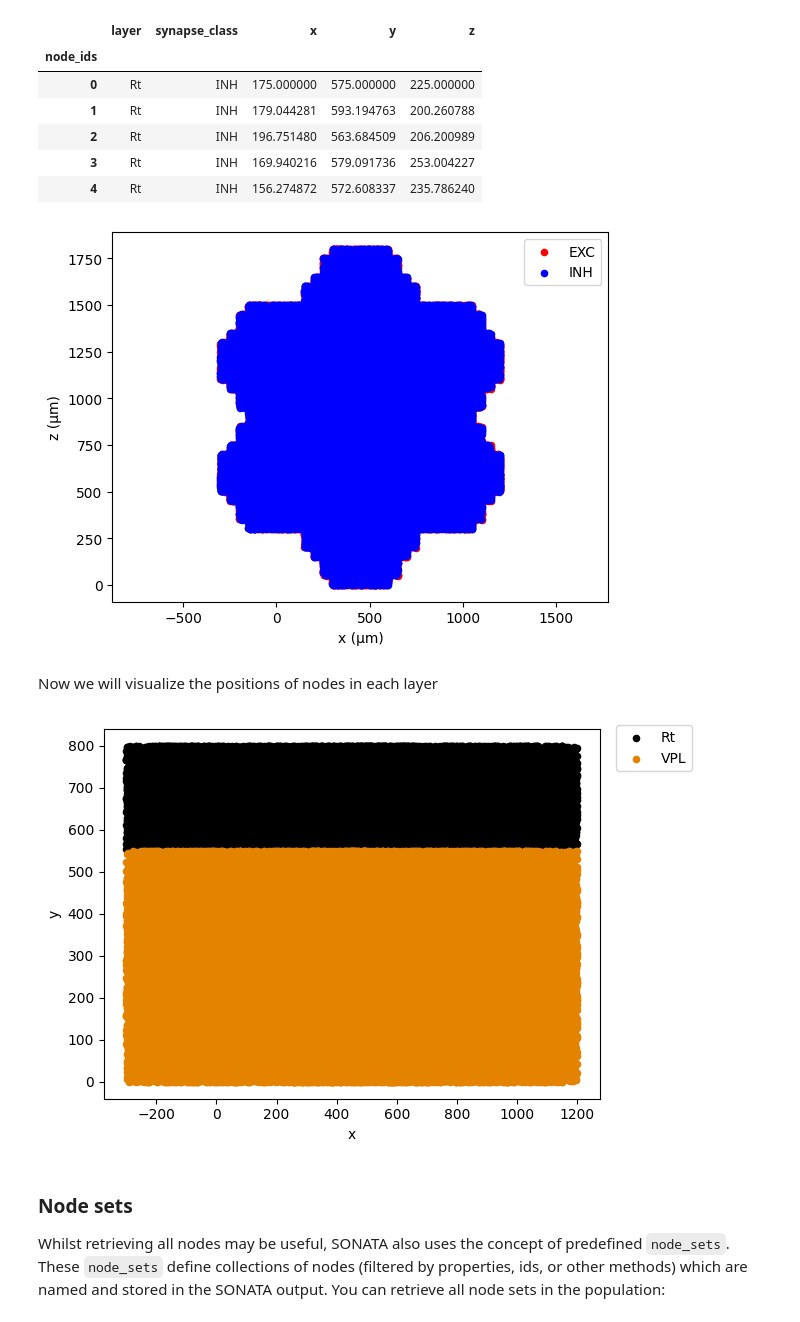
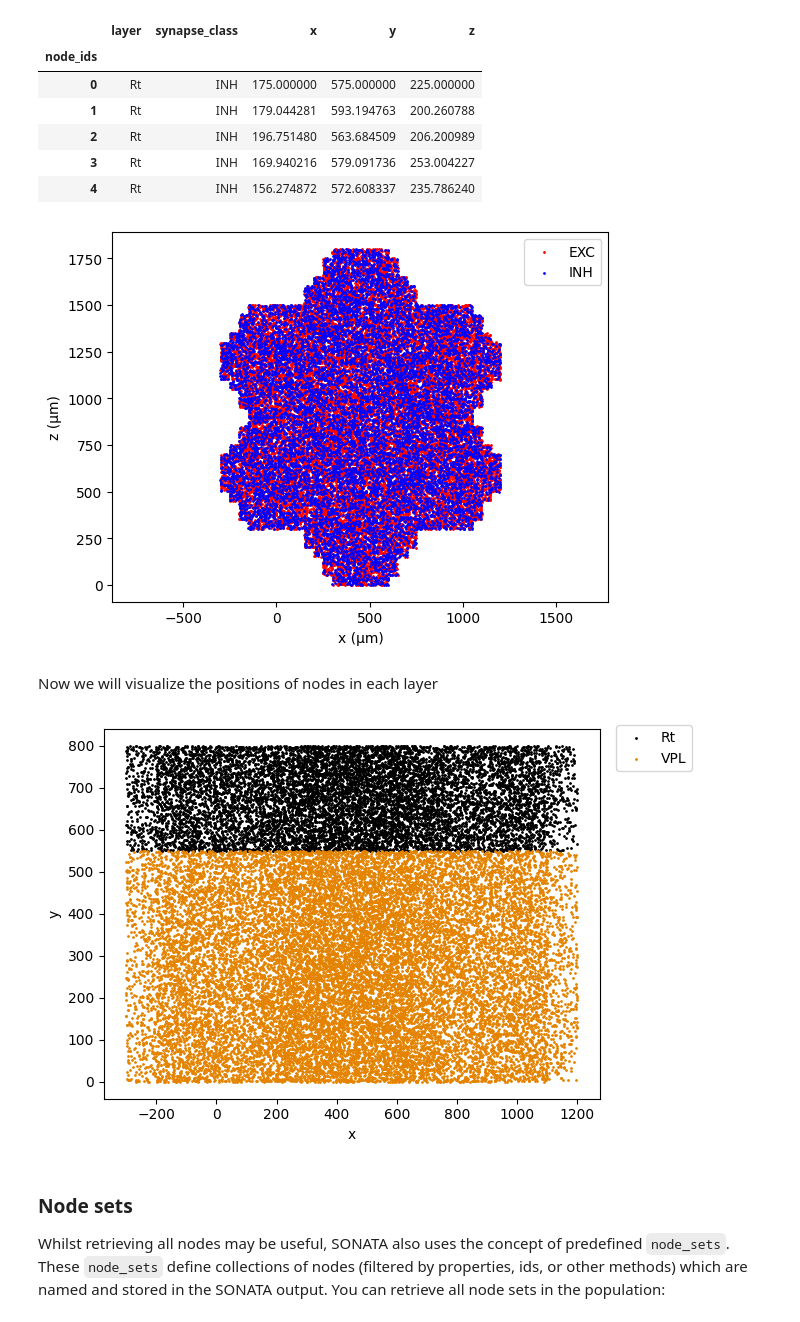
Before and after one commit to BlueBrain/snap, a Jupyter notebook: doc/source/notebooks/03_node_properties.ipynb, the cells around one changed output. Saved outputs shown, nothing was run; the diff lists cells and outputs as text; code cells hidden in the pictures.

Commit message:
fix warning in a notebook (#227)
* fix warning in a notebook

* Only plotting a sample of the results. Decreased the size of scatter points

```diff
--- a/doc/source/notebooks/03_node_properties.ipynb
+++ b/doc/source/notebooks/03_node_properties.ipynb
@@ -13,6 +13,12 @@ import matplotlib.cm as cm
 
 import bluepysnap
 
+POINT_SIZE = 1
+SAMPLE_SIZE = 30000
+
+# To keep the plots constant
+np.random.seed(0)
+
 # load the circuit and store the node population
 circuit_path = "sonata/circuit_sonata.json"
 circuit = bluepysnap.Circuit(circuit_path)
@@ -73,35 +79,32 @@ df_all.head()
 # %%
 fig, ax = plt.subplots(nrows=1, ncols=1)
 
-df_grouped = df_all.groupby('synapse_class')
+df_grouped = df_all.sample(SAMPLE_SIZE).groupby('synapse_class')
 
-import warnings
-with warnings.catch_warnings():
-    warnings.simplefilter("ignore") # For: UserWarning: No data for colormapping provided via 'c'.
-    for color, (name, group) in zip(('r', 'b'), df_grouped):
-        group.plot.scatter(x='x', y='z', c=color, ax=ax, label=name)
+for color, (name, group) in zip(('r', 'b'), df_grouped):
+    group.plot.scatter(x='x', y='z', s=POINT_SIZE, c=[color], ax=ax, label=name)
 
 ax.axis('equal')
 ax.set_xlabel(u'x (μm)')
 ax.set_ylabel(u'z (μm)');
 # %% [output]
-[figure, old version]
+[figure, new version]
 # %% [markdown]
 Now we will visualize the positions of nodes in each layer
 # %%
 # get all cell positions and group by layer
 df_all = node_population.get(properties=['x', 'y', 'z', 'layer'])
-df_grouped = df_all.groupby('layer')
+df_grouped = df_all.sample(SAMPLE_SIZE).groupby('layer')
 
 fig, ax = plt.subplots(nrows=1, ncols=1)
 colors = cm.gnuplot(np.linspace(0.0, 0.8, len(df_grouped)))
 
 for i, (name, group) in enumerate(df_grouped):
-    group.plot(x='x', y='y', c=[colors[i]], kind='scatter', ax=ax, label=name)
+    group.plot(x='x', y='y', c=[colors[i]], kind='scatter', s=POINT_SIZE, ax=ax, label=name)
 
 ax.legend(bbox_to_anchor=(1.2, 1.03), loc="upper right");
 # %% [output]
-[figure, old version]
+[figure, new version]
 # %% [markdown]
 ### Node sets
 Whilst retrieving all nodes may be useful, SONATA also uses the concept of predefined `node_sets`. These `node_sets` define collections of nodes (filtered by properties, ids, or other methods) which are named and stored in the SONATA output. You can retrieve all node sets in the population:
```
Also changed, not shown: parts of 2 cells of this notebook.
